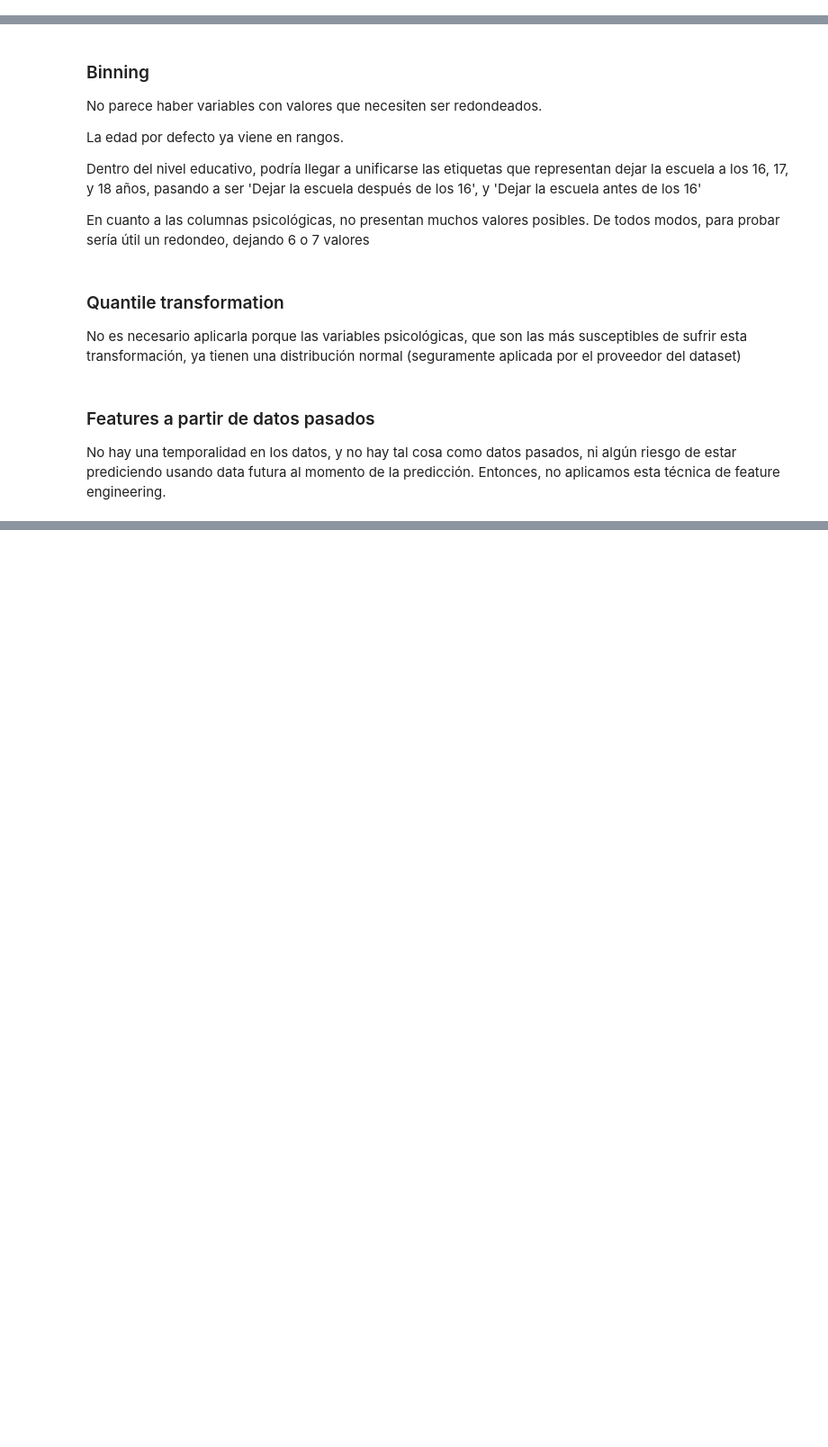
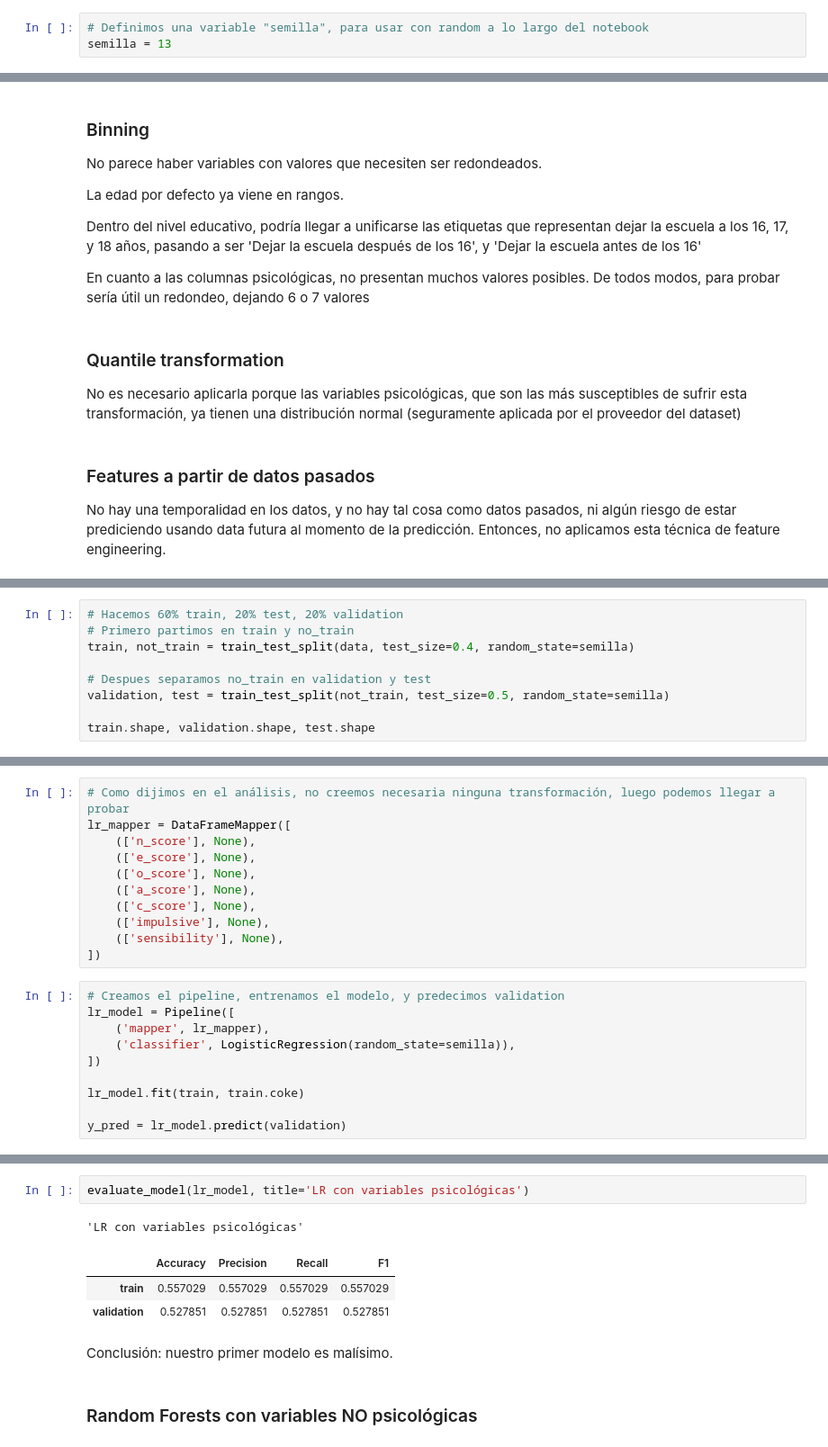
Before and after one commit to federicoFrancesconi/UCSE-2024-ML-TP1, a Jupyter notebook: tp1_EDA.ipynb, the cells around one changed output, grey strips where cells are left out. Shown at 90% size. Drawn from its saved outputs; the diff is of its cells as text; blank space fills up the shorter version.

Commit message:
LR con variables psicologicas

```diff
--- a/tp1_EDA.ipynb
+++ b/tp1_EDA.ipynb
@@ -162,6 +162,9 @@ El [Dataset empleado](https://www.kaggle.com/datasets/mexwell/drug-consumption-c
 import pandas as pd
 import seaborn as sns
 import matplotlib.pyplot as plt
+# %%
+# Definimos una variable "semilla", para usar con random a lo largo del notebook
+semilla = 13
 # %% [markdown]
 ### Importación de Dataset
 # %%
@@ -788,0 +1143,9 @@ No hay una temporalidad en los datos, y no hay tal cosa como datos pasados, ni a
+# %%
+# Hacemos 60% train, 20% test, 20% validation
+# Primero partimos en train y no_train
+train, not_train = train_test_split(data, test_size=0.4, random_state=semilla)
+
+# Despues separamos no_train en validation y test
+validation, test = train_test_split(not_train, test_size=0.5, random_state=semilla)
+
+train.shape, validation.shape, test.shape
@@ -788,0 +1156,21 @@ No hay una temporalidad en los datos, y no hay tal cosa como datos pasados, ni a
+# %%
+# Como dijimos en el análisis, no creemos necesaria ninguna transformación, luego podemos llegar a probar
+lr_mapper = DataFrameMapper([
+    (['n_score'], None),
+    (['e_score'], None),
+    (['o_score'], None),
+    (['a_score'], None),
+    (['c_score'], None),
+    (['impulsive'], None),
+    (['sensibility'], None),
+])
+# %%
+# Creamos el pipeline, entrenamos el modelo, y predecimos validation
+lr_model = Pipeline([
+    ('mapper', lr_mapper),
+    ('classifier', LogisticRegression(random_state=semilla)),
+])
+
+lr_model.fit(train, train.coke)
+
+y_pred = lr_model.predict(validation)
@@ -788,0 +1189,11 @@ No hay una temporalidad en los datos, y no hay tal cosa como datos pasados, ni a
+# %%
+evaluate_model(lr_model, title='LR con variables psicológicas')
+# %% [output]
+'LR con variables psicológicas'
+|  | Accuracy | Precision | Recall | F1 |
+| train | 0.557029 | 0.557029 | 0.557029 | 0.557029 |
+| validation | 0.527851 | 0.527851 | 0.527851 | 0.527851 |
+# %% [markdown]
+Conclusión: nuestro primer modelo es malísimo.
+# %% [markdown]
+### Random Forests con variables NO psicológicas
```
Also changed, not shown: parts of 64 cells of this notebook.
